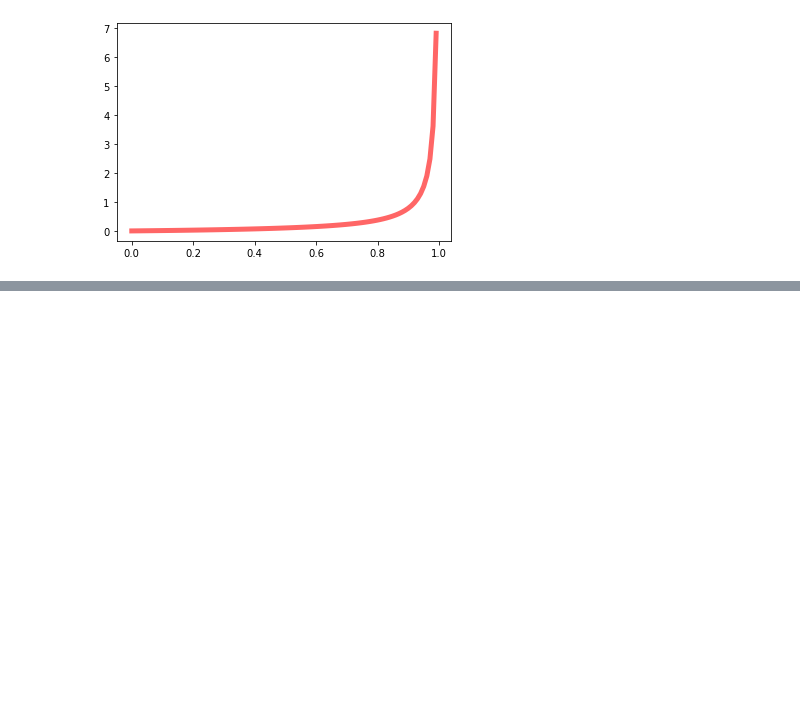
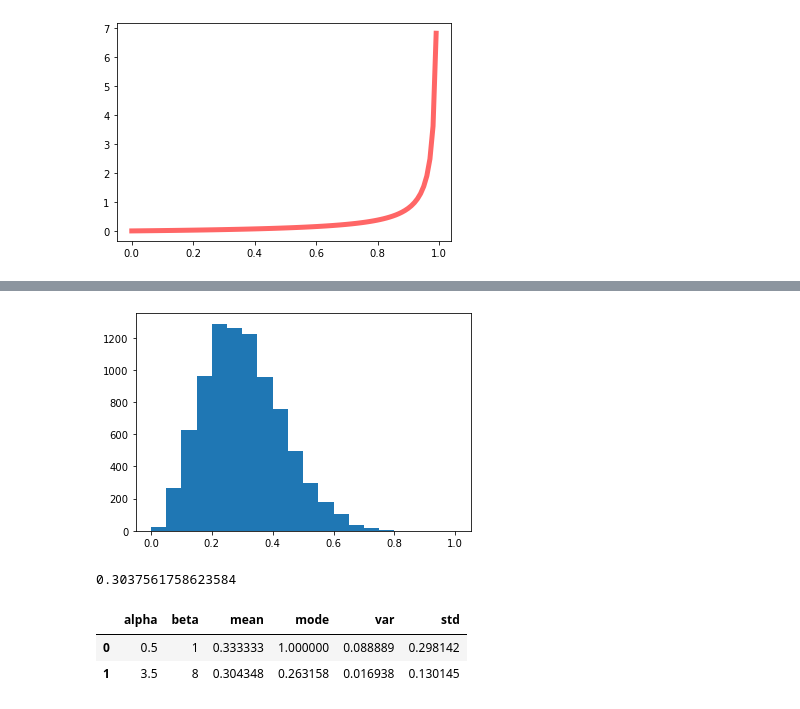
Before and after one commit to DrEntropy/BayesRulesWork, a Jupyter notebook: Chapter4.ipynb, the cells around one changed output, grey strips where cells are left out. Cells and saved outputs as stored; diff of their text form; code cells hidden in the pictures; blank space fills up the shorter version.

```diff
--- a/Chapter4.ipynb
+++ b/Chapter4.ipynb
@@ -38,0 +59,16 @@ plotBetaBinomial(1,2,99,100)
+# %%
+t=simulate_posterior(0.5,1,3,10,100000)
+# %%
+plt.hist(t,bins=20,range=(0,1));
+# %% [output]
+[figure, added]
+# %%
+np.mean(t)
+# %% [output]
+0.3037561758623584
+# %%
+summarize_beta_bin(0.5,1,3,10)
+# %% [output]
+|  | alpha | beta | mean | mode | var | std |
+| 0 | 0.5 | 1 | 0.333333 | 1.000000 | 0.088889 | 0.298142 |
+| 1 | 3.5 | 8 | 0.304348 | 0.263158 | 0.016938 | 0.130145 |
```
Also changed, not shown: parts of 25 cells of this notebook.
